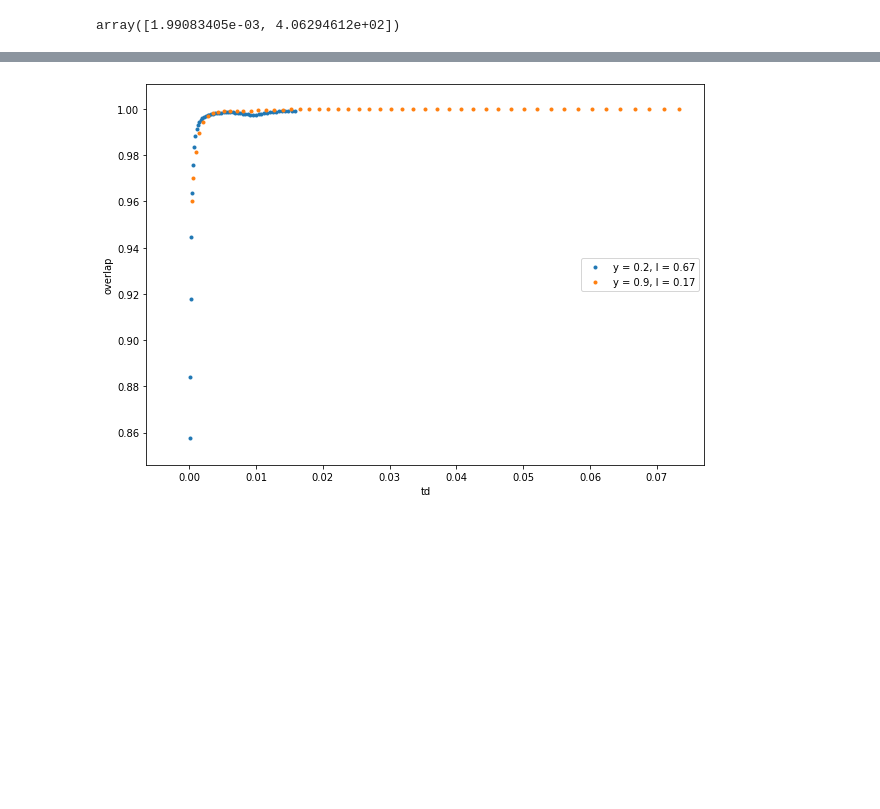
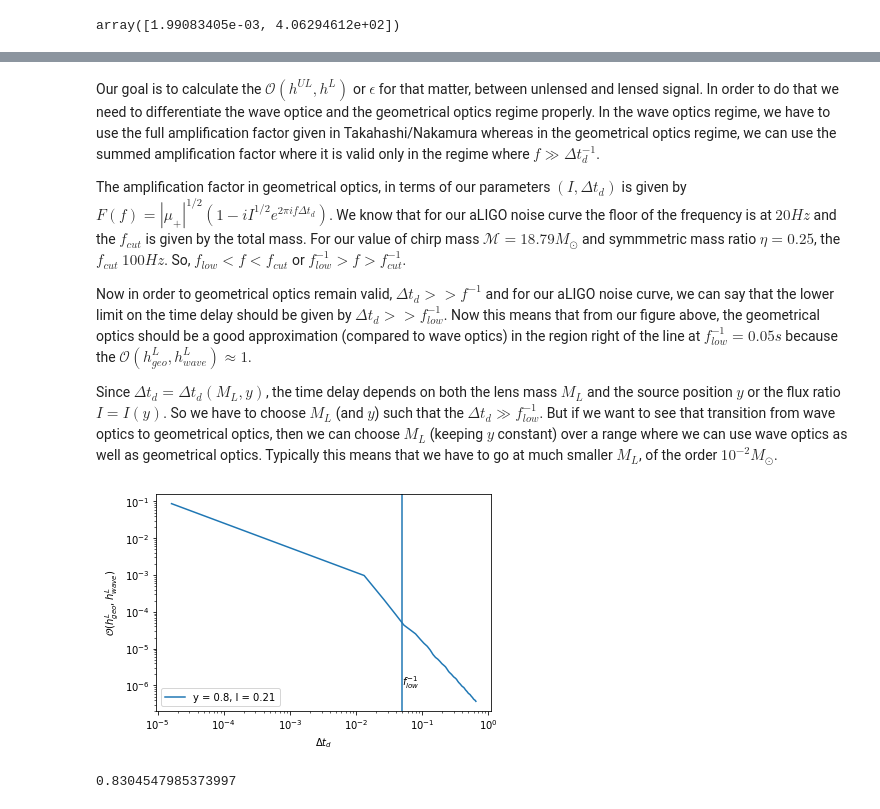
Before and after one commit to astroboy07/GW_Lensing, a Jupyter notebook: lens_properties_2.ipynb, the cells around one changed output, grey strips where cells are left out. Saved outputs shown, nothing was run; the diff lists cells and outputs as text; code cells hidden in the pictures; blank space fills up the shorter version.

```diff
--- a/lens_properties_2.ipynb
+++ b/lens_properties_2.ipynb
@@ -414,7 +414,7 @@ F_geo
  0.21010638546638538,
  0.3234957887897611)
 # %%
-freq = np.linspace(20, 100, 200)
+freq = np.linspace(0.001, 100, 10000)
 F_geo = np.zeros_like(freq, dtype = np.complex128)
 F_wave = np.zeros_like(freq, dtype = np.complex128)
 
@@ -433,9 +433,9 @@ The amplification factor in geometric optics is slightly shifted down along y ax
 # %% [markdown]
 ### Time delay behavior wrt $M_L$
 # %%
-ml_range = np.linspace(1e2 * solar_mass, 1e9 * solar_mass, 50)
+ml_range = np.linspace(0.05e1 * solar_mass, 2e4 * solar_mass, 50)
 td = np.zeros_like(ml_range)
 
 for i in range(ml_range.shape[0]):
-    td[i] = time_del(ml_range[i], y = 0.5, lens = 'pm')
+    td[i] = time_del(ml_range[i], y = 0.4, lens = 'pm')
 # %%
@@ -454,9 +454,9 @@ array([1.99083405e-03, 4.06294612e+02])
 # Custom array generator for uneven spaced lens mass. This is required in order to get more data points at the critical point.
 # (https://stackoverflow.com/questions/32504766/python-generate-unevenly-spaced-array)
 
-def my_lin(lb, ub, steps, spacing = 1.5):
+def my_lin(lb, ub, steps, spacing = 2.5):
     span = (ub-lb)
     dx = 1.0 / (steps-1)
     return [lb + (i * dx) ** spacing * span for i in range(steps)]
 
-lin = my_lin(1e1 * solar_mass, 2e3 * solar_mass, 50)
+lin = my_lin(0.005e1 * solar_mass, 2e4 * solar_mass, 50)
@@ -463,26 +496,41 @@ lin = my_lin(1e1 * solar_mass, 2e3 * solar_mass, 50)
+# %% [markdown]
+Our goal is to calculate the $\mathcal{O}(h^{UL}, h^L)$ or $\epsilon$ for that matter, between unlensed and lensed signal. In order to do that we need to differentiate the wave optice and the geometrical optics regime properly. In the wave optics regime, we have to use the full amplification factor given in Takahashi/Nakamura whereas in the geometrical optics regime, we can use the summed amplification factor where it is valid only in the regime where $f \gg \Delta t_d^{-1}$.
+
+The amplification factor in geometrical optics, in terms of our parameters $(I, \Delta t_d)$ is given by $F(f) = |\mu_+|^{1/2} (1 - i I^{1/2} e^{2 \pi i f \Delta t_d})$. We know that for our aLIGO noise curve the floor of the frequency is at $20Hz$ and the $f_{cut}$ is given by the total mass. For our value of chirp mass $\mathcal{M} = 18.79 M_\odot$ and symmmetric mass ratio $\eta = 0.25$, the $f_{cut} ~ 100 Hz$. So, $f_{low} < f < f_{cut}$ or $f_{low}^{-1} > f > f_{cut}^{-1}$.
+
+Now in order to geometrical optics remain valid, $\Delta t_d >> f^{-1}$ and for our aLIGO noise curve, we can say that the lower limit on the time delay should be given by $\Delta t_d >> f_{low}^{-1}$. Now this means that from our figure above, the geometrical optics should be a good approximation (compared to wave optics) in the region right of the line at $f_{low}^{-1} = 0.05s$ because the $\mathcal{O}(h^L_{geo}, h^L_{wave}) \approx 1$.
+
+Since $\Delta t_d = \Delta t_d(M_L, y)$, the time delay depends on both the lens mass $M_L$ and the source position $y$ or the flux ratio $I = I(y)$. So we have to choose $M_L$ (and $y$) such that the $\Delta t_d \gg f_{low}^{-1}$. But if we want to see that transition from wave optics to geometrical optics, then we can choose $M_L$ (keeping $y$ constant) over a range where we can use wave optics as well as geometrical optics. Typically this means that we have to go at much smaller $M_L$, of the order $10^{-2} M_\odot$.
 # %%
-#ml_range_template = np.linspace(1e1 * solar_mass, 1e2 * solar_mass, 10)
-ml_range = lin
+ml_range = np.linspace(0.05e1 * solar_mass, 2e4 * solar_mass, 50)
+#ml_range = lin
 td = np.zeros_like(ml_range)
-y_range = np.linspace(0.2, 0.9, 2)
+y_range = np.linspace(0.8, 0.9, 1)
 overlap_lens_sig = np.zeros_like(ml_range)
 
-plt.figure(figsize = (10, 7))
+#plt.figure(figsize = (10, 7))
 for i in range(len(y_range)):
     params_temp = initial_params_template
     params_source = initial_params_source
     params_temp['y_temp'] = y_range[i]
     params_source['y_source'] = y_range[i]
 
     for i in range(len(ml_range)):
         params_temp['M_lz_temp'] = ml_range[i]
         params_source['M_lz_source'] = ml_range[i]
         model = overlap_lens_prop(params_source, params_temp)
         overlap_lens_sig[i] = model.overlap()
         td[i] = time_del(params_temp['M_lz_temp'], params_temp['y_temp'], lens = 'pm')
-    plt.scatter(td, overlap_lens_sig, s = 9, label = f"y = {params_temp['y_temp']}, I = {mag(params_temp['M_lz_temp'], params_temp['y_temp'], lens = 'pm')[1] / mag(params_temp['M_lz_temp'], params_temp['y_temp'], lens = 'pm')[0]:.2f}")
-    plt.xlabel('td')
-    plt.ylabel('overlap')
-    plt.legend(loc = 5)
+    plt.loglog(td, 1 - overlap_lens_sig, label = f"y = {params_temp['y_temp']}, I = {mag(params_temp['M_lz_temp'], params_temp['y_temp'], lens = 'pm')[1] / mag(params_temp['M_lz_temp'], params_temp['y_temp'], lens = 'pm')[0]:.2f}")
+    plt.ylabel('$\mathcal{O}(h^L_{geo}, h^L_{wave})$')
+    plt.xlabel('$\Delta t_d$')
+    plt.legend(loc = 'lower left')
+    plt.axvline(x = 0.05)
+    plt.text(0.05,1e-6,'$f_{low}^{-1}$', fontsize = 10)
 # %% [output]
-[figure, old version]
+[figure, new version]
+# %%
+I = 0.45
+1 / np.sqrt(1 + I)
+# %% [output]
+0.8304547985373997
```
Also changed, not shown: parts of 5 cells of this notebook, 20 other files.
